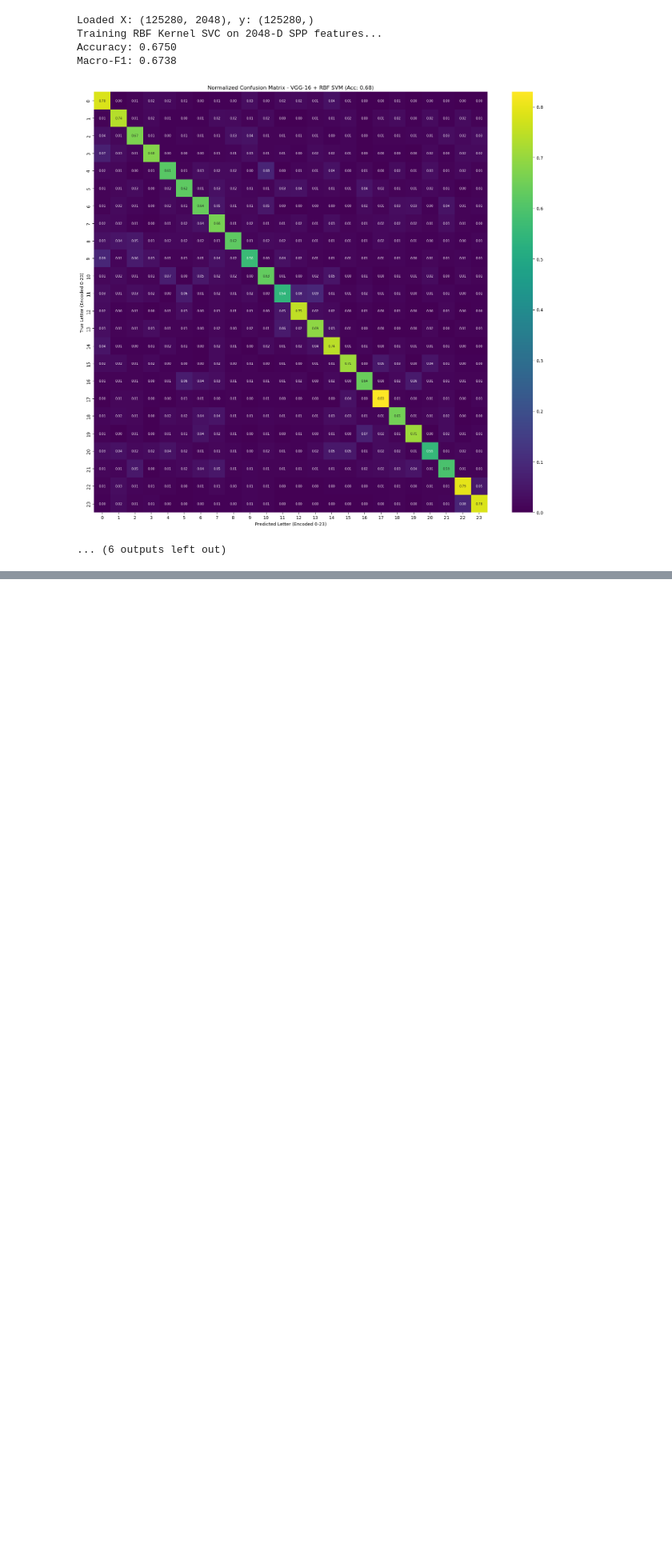
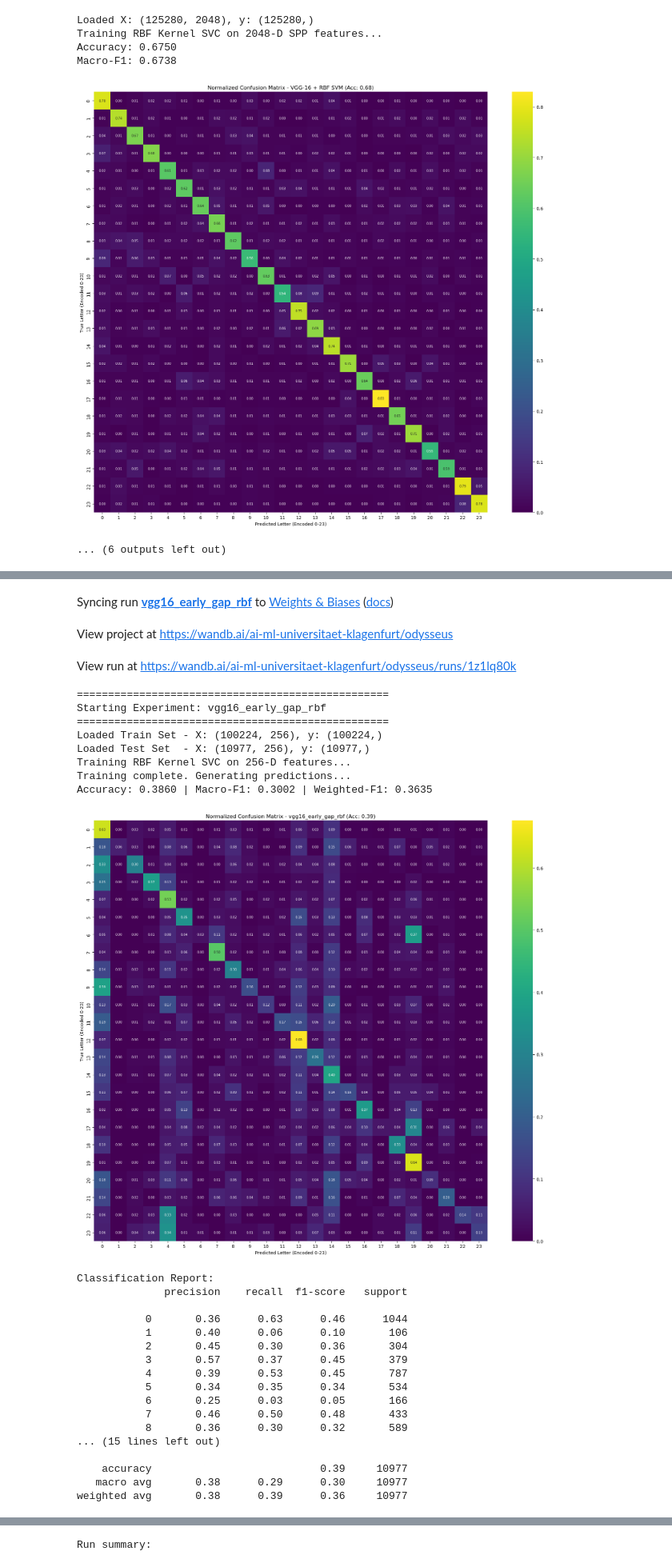
Before and after one commit to alheijn/odysseus, a Jupyter notebook: notebooks/03_modeling.ipynb, the cells around one changed output, grey strips where cells are left out. Shown at 80% size. Cells and saved outputs as stored; diff of their text form; code cells hidden in the pictures; blank space fills up the shorter version.

```diff
--- a/notebooks/03_modeling.ipynb
+++ b/notebooks/03_modeling.ipynb
@@ -496,0 +533,20 @@ Macro-F1: 0.6738
+# %%
+config_early_gap = {
+    "model_type": "SVC",
+    "kernel": "rbf",
+    "C": 1.0,
+    "gamma": "scale",
+    "class_weight": None,
+    "cache_size": 5000,
+    "random_state": 42,
+    "feature_dimensions": 256,
+    "pooling_strategy": "GAP",
+    "vgg16_blocks": "1_to_3"
+}
+
+train_and_evaluate_svm(
+    config_params=config_early_gap,
+    data_dir="../data/extracted_features_early",
+    run_name="vgg16_early_gap_rbf"
+)
+# %% [output]
@@ -496,0 +556,29 @@ Macro-F1: 0.6738
+Syncing run vgg16_early_gap_rbf to Weights & Biases (docs)
+View project at https://wandb.ai/ai-ml-universitaet-klagenfurt/odysseus
+View run at https://wandb.ai/ai-ml-universitaet-klagenfurt/odysseus/runs/1z1lq80k
+==================================================
+Starting Experiment: vgg16_early_gap_rbf
+==================================================
+Loaded Train Set - X: (100224, 256), y: (100224,)
+Loaded Test Set  - X: (10977, 256), y: (10977,)
+Training RBF Kernel SVC on 256-D features...
+Training complete. Generating predictions...
+Accuracy: 0.3860 | Macro-F1: 0.3002 | Weighted-F1: 0.3635
+[figure, added]
+Classification Report:
+              precision    recall  f1-score   support
+
+           0       0.36      0.63      0.46      1044
+           1       0.40      0.06      0.10       106
+           2       0.45      0.30      0.36       304
+           3       0.57      0.37      0.45       379
+           4       0.39      0.53      0.45       787
+           5       0.34      0.35      0.34       534
+           6       0.25      0.03      0.05       166
+           7       0.46      0.50      0.48       433
+           8       0.36      0.30      0.32       589
+... (15 lines left out)
+
+    accuracy                           0.39     10977
+   macro avg       0.38      0.29      0.30     10977
+weighted avg       0.38      0.39      0.36     10977
@@ -496,0 +586 @@ Macro-F1: 0.6738
+Run summary:
```
Also changed, not shown: parts of 16 cells of this notebook, 8 other files.
